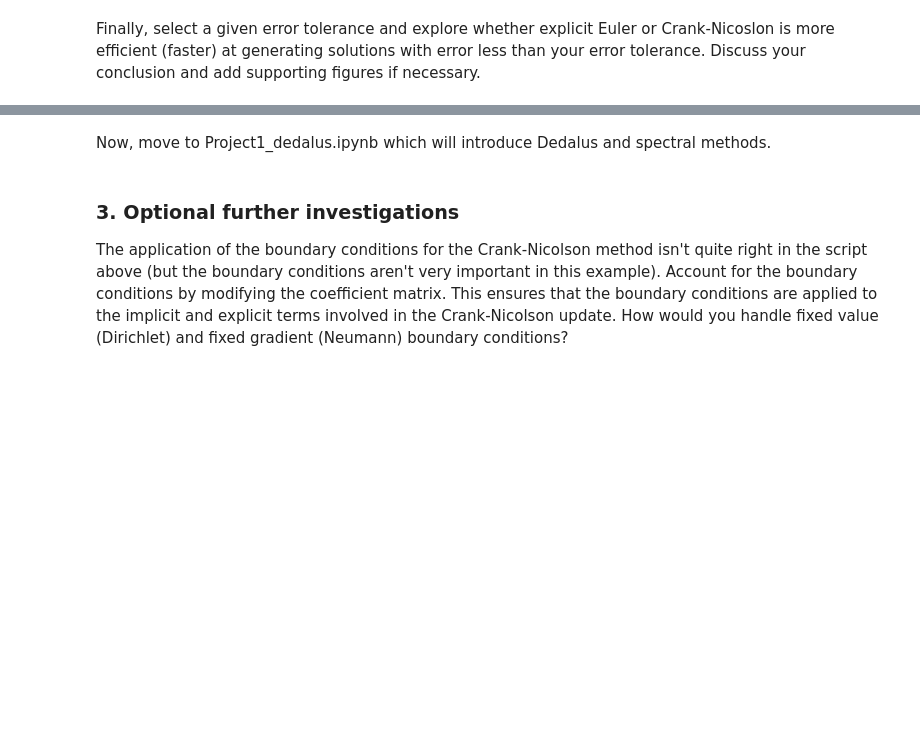
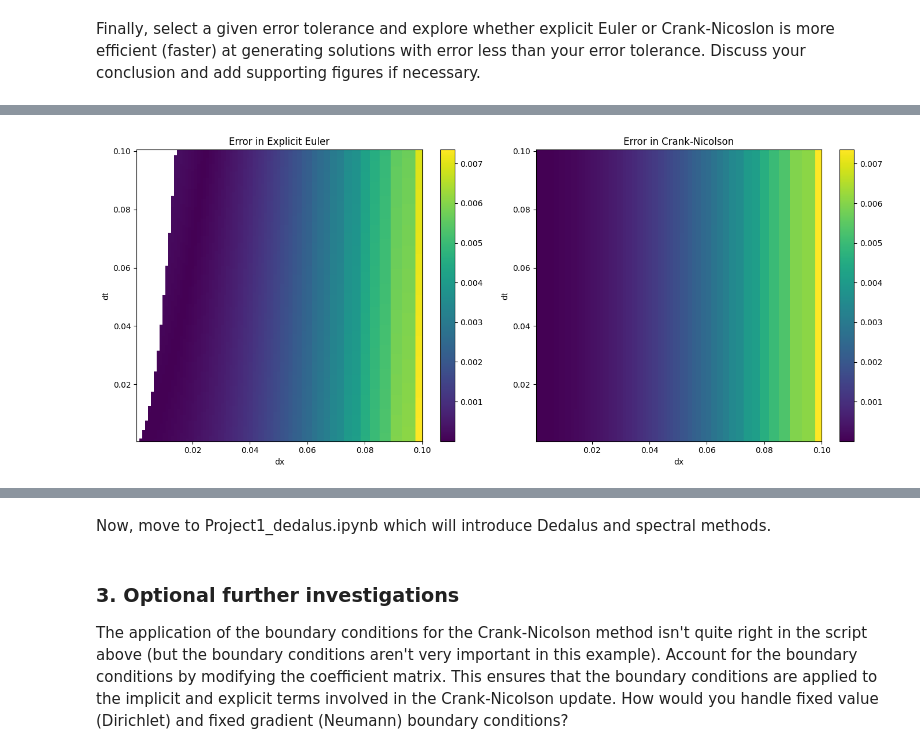
Before and after one commit to jamesalexanderredman/QCES, a Jupyter notebook: Project1_numerical_methods.ipynb, the cells around one changed output, grey strips where cells are left out. Saved outputs shown, nothing was run; the diff lists cells and outputs as text; code cells hidden in the pictures; blank space fills up the shorter version.

```diff
--- a/Project1_numerical_methods.ipynb
+++ b/Project1_numerical_methods.ipynb
@@ -416,0 +328,96 @@ INSERT DISCUSSION OF ERROR HERE (~1 paragraph).  OPTIONALLY ADD PLOTS BY INSERTI
+# %%
+# This script plots the error for both methods as a function of Delta x and Delta t
+# This script also plots the minimum computation times for both methods for various error tolerances
+
+# Specify the number of step sizes (same for time and space) to test
+N=100
+
+# Approximate step sizes (to be recalculated after finding nearest Nt and Nx)
+dt_approx = np.linspace(0.001, 0.1, N)
+dx_approx = np.linspace(0.001, 0.1, N)
+
+dt = np.zeros(N)
+dx = np.zeros(N)
+Nx_array = np.zeros(N)
+Nt_array = np.zeros(N)
+
+for i in range(0, N):
+  Nx_array[i] = np.floor((x_end-x_start)/dx_approx[i]+1).astype(int)
+  dx[i] = (x_end-x_start)/(Nx_array[i]-1)
+  Nt_array[i] = np.floor((t_end-t_start)/dt_approx[i]+1).astype(int)
+  dt[i] = (t_end-t_start)/(Nt_array[i]-1)
+
+# Arrays to store errors
+error_EE = np.zeros((N,N))
+error_CN = np.zeros((N,N))
+
+# Specify tolerances
+epsilon = [1e-6, 1e-5, 1e-4, 1e-3, 1e-2, 1e-1]
+
+min_computation_time_EE = np.full(len(epsilon),np.inf)
+min_computation_time_CN = np.full(len(epsilon),np.inf)
+
+# Compute error for each value of dx and dt
+for i in range(0, N):
+  for j in range(0, N):
+    x = np.linspace(x_start, x_end, int(Nx_array[i]))  # Create a vector for x
+    t = np.linspace(t_start, t_end, int(Nt_array[j]))  # Create a vector for t
+
+    # Compute exact solution
+    c_exact = exact(x, 10, kappa)
+
+    # Run CN model
+    c_CN, computation_time_CN = CN(x, t, kappa)
+    error_CN[i,j] = (1/Nx_array[i])*np.sum(np.abs(c_CN[:,-1]-c_exact))
+
+    # Store computation time if within error tolerance and is the new minimum
+    for k in range(0,len(epsilon)):
+      if error_CN[i,j] < epsilon[k] and computation_time_CN < min_computation_time_CN[k]:
+        min_computation_time_CN[k] = computation_time_CN
+
+    # Run EE model if stable
+    if ((5/2)*kappa*Nx_array[i]**2/Nt_array[j]) < 1/2:
+      c_EE, computation_time_EE = EE(x, t, kappa)
+      error_EE[i,j] = (1/Nx_array[i])*np.sum(np.abs(c_EE[:,-1]-c_exact))
+
+      # Store computation time if within error tolerance and is the new minimum
+      for k in range(0,len(epsilon)):
+        if error_EE[i,j] < epsilon[k] and computation_time_EE < min_computation_time_EE[k]:
+          min_computation_time_EE[k] = computation_time_EE
+    else:
+      error_EE[i,j] = np.nan
+
+# Plot the errors
+plt.figure(figsize=(14, 6))
+
+plt.subplot(1, 2, 1)
+plt.pcolormesh(dx, dt, error_EE.T, shading='auto')
+plt.colorbar()
+plt.xlabel('dx')
+plt.ylabel('dt')
+plt.title('Error in Explicit Euler')
+
+plt.subplot(1, 2, 2)
+plt.pcolormesh(dx, dt, error_CN.T, shading='auto')
+plt.colorbar()
+plt.xlabel('dx')
+plt.ylabel('dt')
+plt.title('Error in Crank-Nicolson')
+
+plt.tight_layout()
+plt.show()
+
+# Plot the minimum computation times
+plt.figure(figsize=(14, 6))
+plt.plot(epsilon, min_computation_time_EE, label='Explicit Euler', marker='d')
+plt.plot(epsilon, min_computation_time_CN, label='Crank-Nicolson', marker='d')
+plt.xlabel('Error Tolerance')
+plt.ylabel('Computation Time')
+plt.title('Minimum computation time as a function of error tolerance for $10^{-3} < \Delta x, \Delta t < 10^{-1}$')
+plt.xscale('log')
+plt.yscale('log')
+
+plt.legend()
+plt.show()
+# %% [output]
+[figure, added]
```
Also changed, not shown: parts of 5 cells of this notebook.
